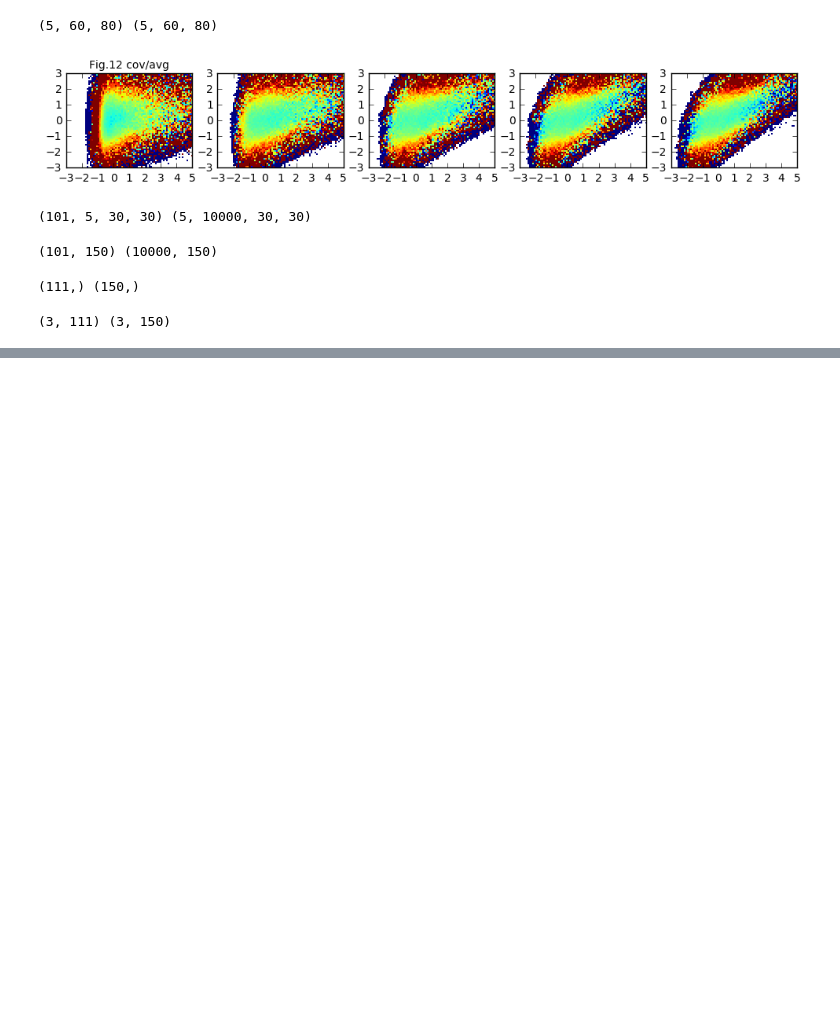
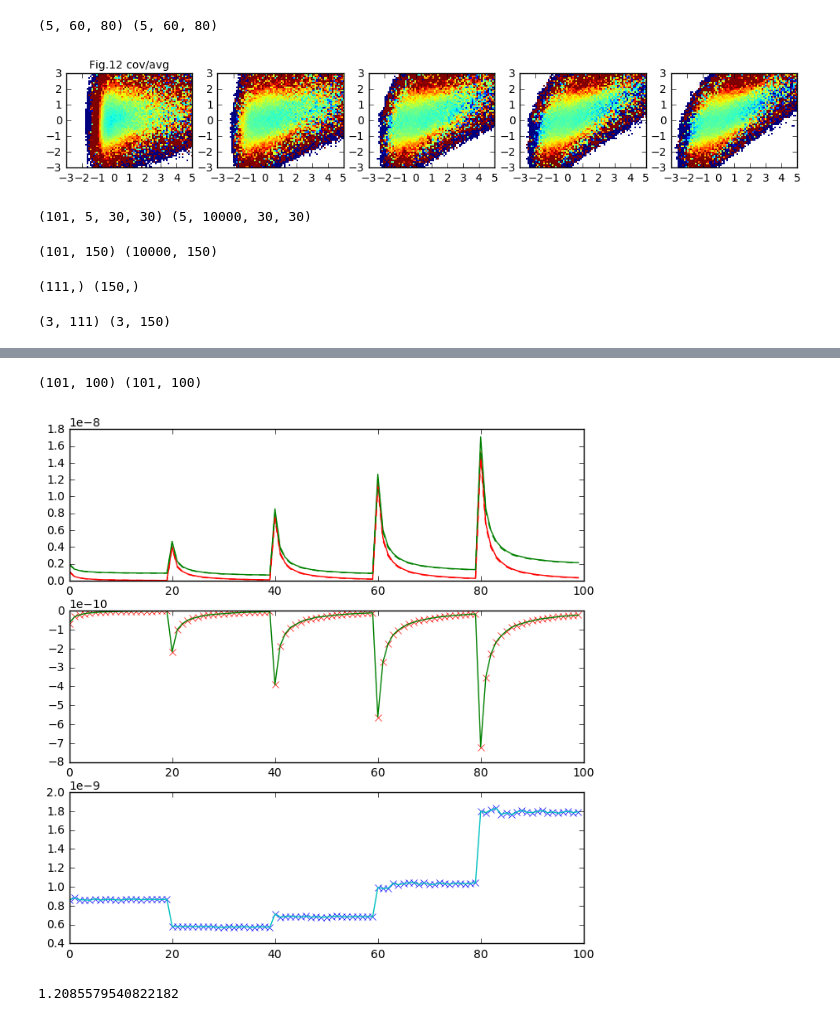
Before and after one commit to liuxx479/PDFs, a Jupyter notebook: PDFs.ipynb, the cells around one changed output, grey strips where cells are left out. Drawn from its saved outputs; the diff is of its cells as text; code cells hidden in the pictures; blank space fills up the shorter version.

```diff
--- a/PDFs.ipynb
+++ b/PDFs.ipynb
@@ -457,0 +522,22 @@ Fisher error (EB recon)  on [Mnu, omega_m, A_s]: [ 0.00090727  0.00273976  0.000
+# %%
+print PSI.shape, PSN.shape
+# %% [output]
+(101, 100) (101, 100)
+# %%
+f, (ax1, ax2, ax3) = subplots(3,1,figsize=(8,8))
+ax1.plot(PSI[0],'r-')
+ax1.plot(PSN[0],'g-')
+ax1.plot(PSI[1],'r--')
+ax1.plot(PSN[1],'g--')
+ax2.plot(PSI[1]-PSI[0],'rx')
+ax2.plot(PSN[1]-PSN[0],'g-')
+ax3.plot(PSN[0]-PSI[0],'bx')
+ax3.plot(PSN[1]-PSI[1],'c-')
+show()
+# %% [output]
+[figure, added]
+# %%
+mean(derPSI/derPSN)
+#(PSI[1]-PSI[0])/(PSN[1]-PSN[0])-1
+# %% [output]
+1.2085579540822182
```
Also changed, not shown: parts of 14 cells of this notebook.
